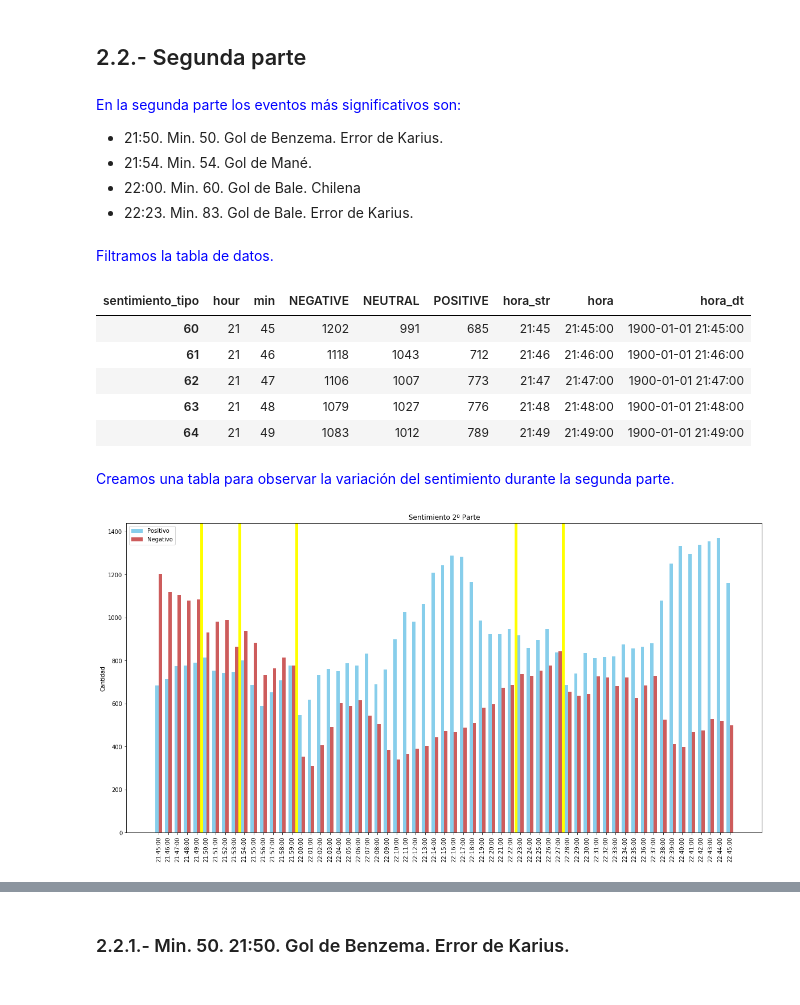
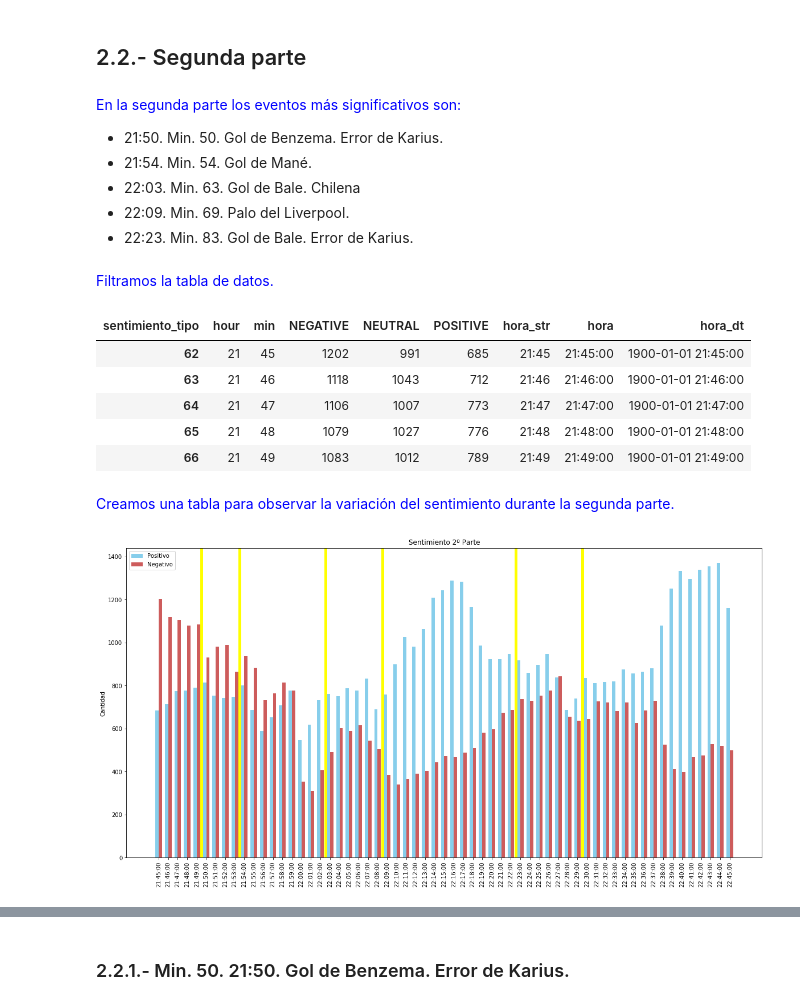
Before and after one commit to gdelasheras/Analisis-tweets-UCL-Final-2018-Real-Madrid-vs-Liverpool, a Jupyter notebook: Notebooks/PROY-NB03-TWEETS.ipynb, the cells around one changed output, grey strips where cells are left out. Saved outputs shown, nothing was run; the diff lists cells and outputs as text; code cells hidden in the pictures.

```diff
--- a/Notebooks/PROY-NB03-TWEETS.ipynb
+++ b/Notebooks/PROY-NB03-TWEETS.ipynb
@@ -46,6 +46,6 @@ del Datos["hora"]
 # %% [markdown]
 <font color="blue">Eliminamos 61 registros que son antes del partido a una hora distanciada de la hora del partido.</font>
 # %%
-Datos = Datos[Datos["hour"] > 15]
+#Datos = Datos[Datos["hour"] > 15]
 print("Hay", len(Datos), "registros")
 # %% [output]
@@ -196,7 +198,8 @@ comentarios_neg[(comentarios_neg["texto_traducido"].str.contains("ramos")) |
 <ul>
     <li>21:50. Min. 50. Gol de Benzema. Error de Karius.</li>
     <li>21:54. Min. 54. Gol de Mané.</li>
-    <li>22:00. Min. 60. Gol de Bale. Chilena</li>
+    <li>22:03. Min. 63. Gol de Bale. Chilena</li>
+    <li>22:09. Min. 69. Palo del Liverpool.</li>
     <li>22:23. Min. 83. Gol de Bale. Error de Karius.</li>
 </ul>
 </font>
@@ -207,34 +210,35 @@ segundaParte = sentimientos[sentimientos["hora_dt"] >= "1900-01-01 21:45:00"]
 segundaParte.head()
 # %% [output]
 | sentimiento_tipo | hour | min | NEGATIVE | NEUTRAL | POSITIVE | hora_str | hora | hora_dt |
-| 60 | 21 | 45 | 1202 | 991 | 685 | 21:45 | 21:45:00 | 1900-01-01 21:45:00 |
-| 61 | 21 | 46 | 1118 | 1043 | 712 | 21:46 | 21:46:00 | 1900-01-01 21:46:00 |
-| 62 | 21 | 47 | 1106 | 1007 | 773 | 21:47 | 21:47:00 | 1900-01-01 21:47:00 |
-| 63 | 21 | 48 | 1079 | 1027 | 776 | 21:48 | 21:48:00 | 1900-01-01 21:48:00 |
-| 64 | 21 | 49 | 1083 | 1012 | 789 | 21:49 | 21:49:00 | 1900-01-01 21:49:00 |
+| 62 | 21 | 45 | 1202 | 991 | 685 | 21:45 | 21:45:00 | 1900-01-01 21:45:00 |
+| 63 | 21 | 46 | 1118 | 1043 | 712 | 21:46 | 21:46:00 | 1900-01-01 21:46:00 |
+| 64 | 21 | 47 | 1106 | 1007 | 773 | 21:47 | 21:47:00 | 1900-01-01 21:47:00 |
+| 65 | 21 | 48 | 1079 | 1027 | 776 | 21:48 | 21:48:00 | 1900-01-01 21:48:00 |
+| 66 | 21 | 49 | 1083 | 1012 | 789 | 21:49 | 21:49:00 | 1900-01-01 21:49:00 |
 # %% [markdown]
 <font color="blue">Creamos una tabla para observar la variación del sentimiento durante la segunda parte.</font>
 # %%
 # Preparamos la gráfica.
 ind = np.arange(len(segundaParte))
 ancho = 0.35
 fig, ax = plt.subplots(figsize=(20, 10))
 rects1 = ax.bar(ind - ancho/2, segundaParte["POSITIVE"], ancho, color='SkyBlue', label='Positivo')
 rects2 = ax.bar(ind + ancho/2, segundaParte["NEGATIVE"], ancho, color='IndianRed', label='Negativo')
 ax.set_xticklabels(primeraParte["hora"])
 plt.axvline(x=4.5, color="yellow",linewidth=5)
 plt.axvline(x=8.5, color="yellow",linewidth=5)
-plt.axvline(x=14.5, color="yellow",linewidth=5)
+plt.axvline(x=17.5, color="yellow",linewidth=5)
+plt.axvline(x=23.5, color="yellow",linewidth=5)
 plt.axvline(x=37.5, color="yellow",linewidth=5)
-plt.axvline(x=42.5, color="yellow",linewidth=5)
+plt.axvline(x=44.5, color="yellow",linewidth=5)
 ax.set_ylabel('Cantidad')
 ax.set_title('Sentimiento 2º Parte')
 ax.set_xticks(ind)
 ax.set_xticklabels(segundaParte["hora"])
 ax.legend()
 plt.xticks(rotation=90)
 
 # Mostramos la gráfica.
 plt.show()
 # %% [output]
-[figure, old version]
+[figure, new version]
```
Also changed, not shown: parts of 33 cells of this notebook, 2 other files.
